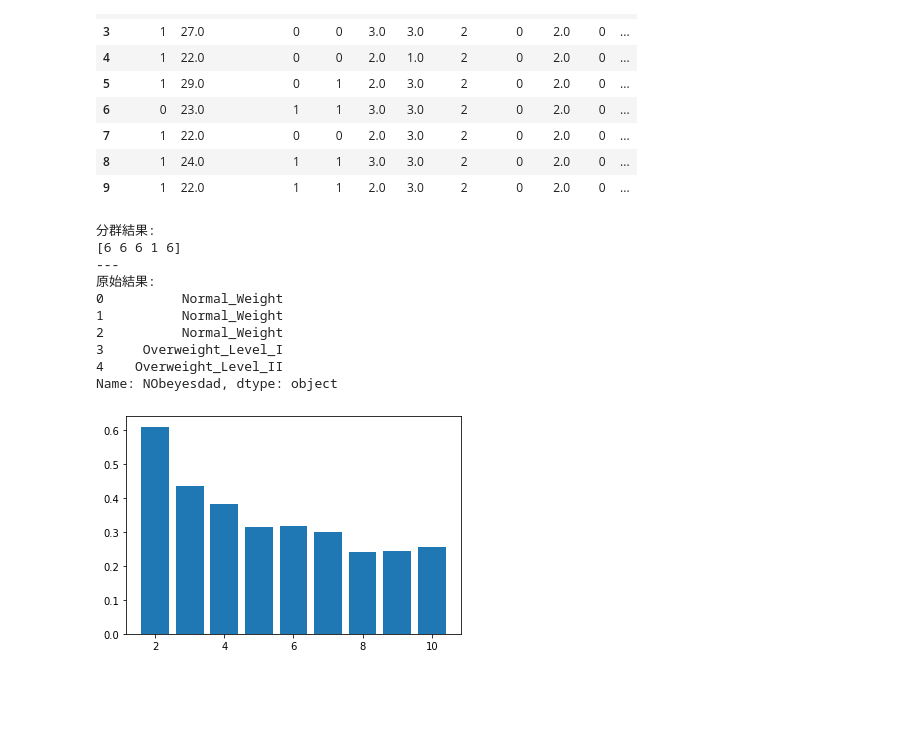
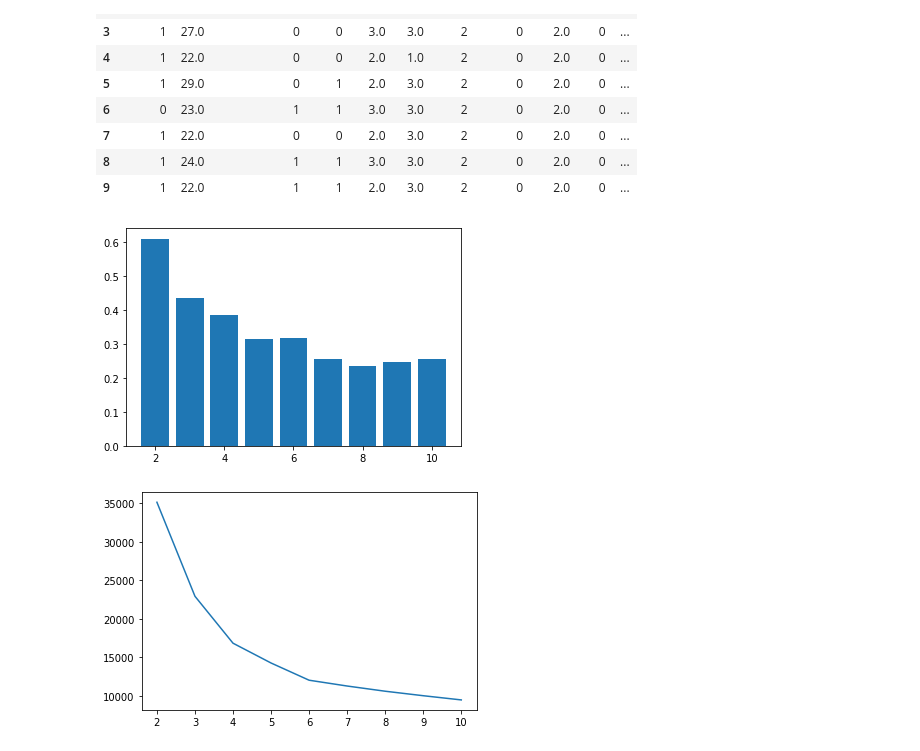
Before and after one commit to aitay721822/salary-prediction-classfication-pratice, a Jupyter notebook: clustering.ipynb, the cells around one changed output. Drawn from its saved outputs; the diff is of its cells as text; code cells hidden in the pictures; blank space fills up the shorter version.

Commit message:
update: fix cluster notebook

```diff
--- a/clustering.ipynb
+++ b/clustering.ipynb
@@ -118,8 +118,0 @@ Try and error then abandon :)
-# %%
-kproto = KPrototypes(n_clusters=7, init='Cao')
-clusters = kproto.fit_predict(normWithoutTarget, categorical=list(range(6, 14)))
-labels = pd.DataFrame(clusters)
-labeledData = pd.concat((normWithoutTarget, labels),axis=1)
-labeledData = labeledData.rename({0:'predict cluster'},axis=1)
-labeledData.insert(column='actual cluster', loc=len(labeledData.columns), value=data['NObeyesdad'])
-labeledData
@@ -172,11 +161,3 @@ kmeans_with_onehot.head(10)
 | 8 | 24.0 | 3.0 | 3.0 | 2.0 | 1.0 | 1.0 | 0 | 1 | 0 | ... |
 | 9 | 22.0 | 2.0 | 3.0 | 2.0 | 1.0 | 1.0 | 0 | 1 | 0 | ... |
 10 rows × 31 columns
-# %%
-x = kmeans_with_onehot.iloc[:, :29].values
-
-kmeans = cluster.KMeans(n_clusters=7).fit(x)
-labels = kmeans.labels_
-print(f"分群結果:\n{(labels + 1)[:5]}")
-print(f"---")
-print(f"原始結果:\n{data['NObeyesdad'][:5]}")
@@ -194,12 +164,19 @@ Name: NObeyesdad, dtype: object
 # %%
 # Kmeans
+x = kmeans_with_onehot.iloc[:, :29].values
+
+wcss = []
 perf = []
 for k in range(2, 11):
     kmeans = cluster.KMeans(n_clusters=k).fit(x)
     labels = kmeans.labels_
+    wcss.append(kmeans.inertia_)
     avg = metrics.silhouette_score(x, labels)
     perf.append(avg)
 
 plt.bar(range(2, 11), perf)
 plt.show()
+
+plt.plot(range(2, 11), wcss)
+plt.show()
 # %% [output]
@@ -226,35 +203,24 @@ kmeans_with_label_encoding.head(10)
 | 7 | 1 | 22.0 | 0 | 0 | 2.0 | 3.0 | 2 | 0 | 2.0 | 0 | ... |
 | 8 | 1 | 24.0 | 1 | 1 | 3.0 | 3.0 | 2 | 0 | 2.0 | 0 | ... |
 | 9 | 1 | 22.0 | 1 | 1 | 2.0 | 3.0 | 2 | 0 | 2.0 | 0 | ... |
-# %%
-x = kmeans_with_label_encoding.iloc[:, :14].values
-
-kmeans = cluster.KMeans(n_clusters=7).fit(x)
-labels = kmeans.labels_
-print(f"分群結果:\n{(labels + 1)[:5]}")
-print(f"---")
-print(f"原始結果:\n{data['NObeyesdad'][:5]}")
-# %% [output]
-分群結果:
-[6 6 6 1 6]
----
-原始結果:
-0          Normal_Weight
-1          Normal_Weight
-2          Normal_Weight
-3     Overweight_Level_I
-4    Overweight_Level_II
-Name: NObeyesdad, dtype: object
 # %%
 # Kmeans
+x = kmeans_with_label_encoding.iloc[:, :14].values
+
+wcss = []
 perf = []
 for k in range(2, 11):
     kmeans = cluster.KMeans(n_clusters=k).fit(x)
     labels = kmeans.labels_
+    wcss.append(kmeans.inertia_)
     avg = metrics.silhouette_score(x, labels)
     perf.append(avg)
 
 plt.bar(range(2, 11), perf)
 plt.show()
+
+plt.plot(range(2, 11), wcss)
+plt.show()
 # %% [output]
-[figure, old version]
+[figure, new version]
+[figure, added]
```
Also changed, not shown: parts of 9 cells of this notebook.
